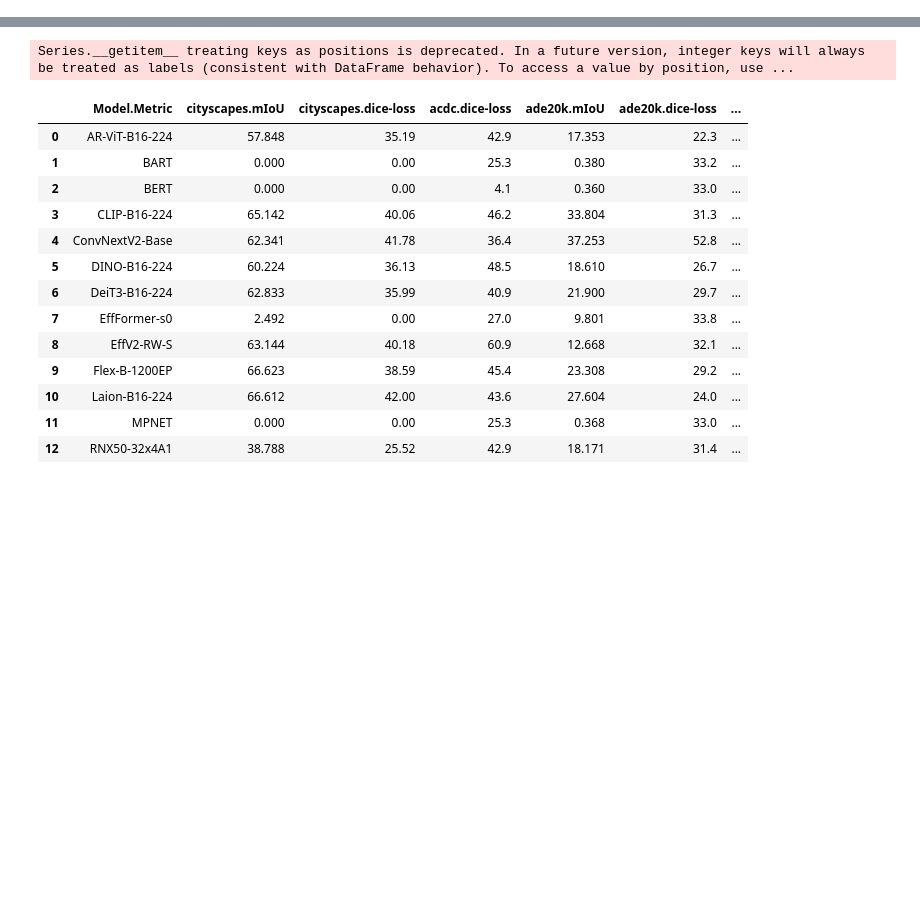
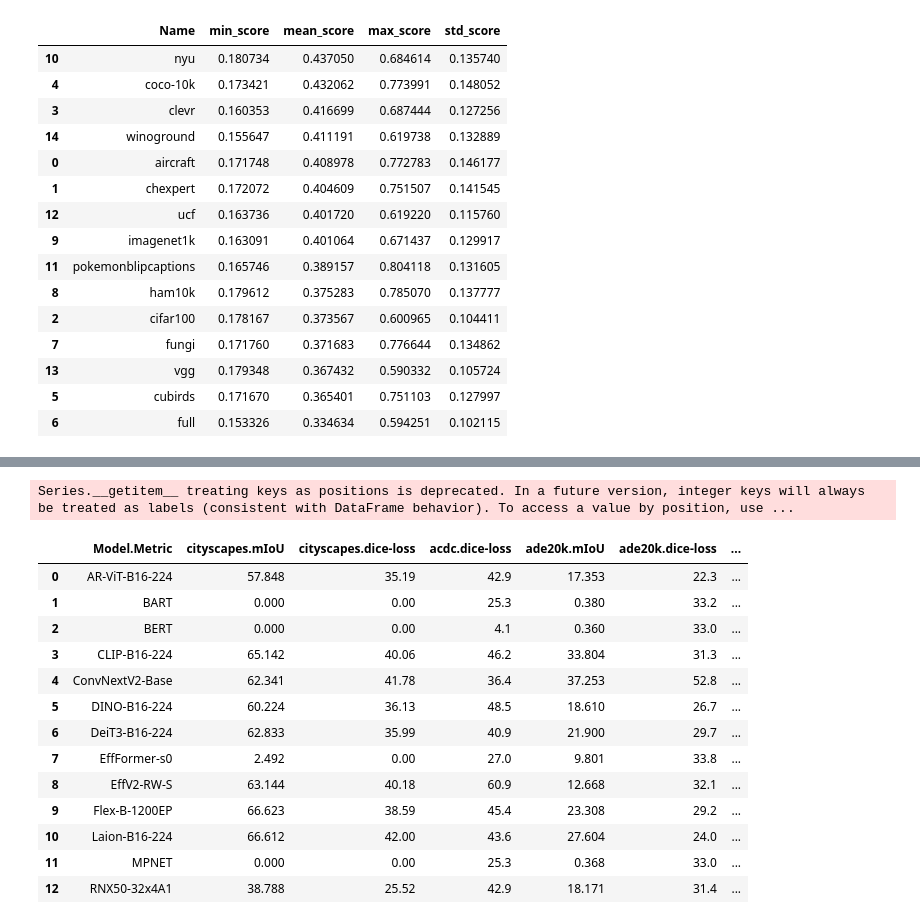
Before and after one commit to AntreasAntoniou/GATE, a Jupyter notebook: notebooks/analysis3.ipynb, the cells around one changed output, grey strips where cells are left out. Drawn from its saved outputs; the diff is of its cells as text; code cells hidden in the pictures; blank space fills up the shorter version.

```diff
--- a/notebooks/analysis3.ipynb
+++ b/notebooks/analysis3.ipynb
@@ -63,7 +87,7 @@ for idx, row in data.iterrows():
 # Create traces for data points 3 and above
 traces_3_plus = []
 for idx, row in data.iterrows():
-    if int(row['Name']) > 2:
+    if int(row['Name']) > 2 and int(row['Name']) <= 28:
         traces_3_plus.append(go.Box(
             y=[row['min_score'], row['mean_score'] - row['std_score'], row['mean_score'], row['mean_score'] + row['std_score'], row['max_score']],
             name=int(row['Name']),
@@ -87,7 +111,7 @@ fig.update_layout(
 
     yaxis_title='MSE',
     # xaxis_title='k (num datasets)',
-    width=900,  # Width of the figure in pixels
+    width=1200,  # Width of the figure in pixels
     # height=400,  # Height of the figure in pixels
     autosize=False,
     showlegend=False,
@@ -113,3 +137,27 @@ fig.update_layout(
 # Save the figure as a PDF
 fig.write_image("boxplots.pdf")
 fig.show()
+# %%
+import dis
+import pandas as pd
+import plotly.express as px
+
+# Load the data from the CSV file
+data = pd.read_csv('k=14-nn-evolve-1.csv')
+# transpose
+data = data.T
+# Set the first row as the column names and remove it
+data.columns = data.iloc[0]
+data = data[1:]
+# remove term gate-evolve-nn-k=14-loo- and .mean from Name
+data["Name"] = data.index.str.replace("gate-evolve-nn-k=14-loo-", "").str.replace("newyorkercaptioncontest", "nyc")
+# split name into two columns using . as separator
+data[['Name', 'Statistic']] = data["Name"].str.split(".", expand=True)
+# display_custom(data)
+# rename second column to Score
+data = data.rename(columns={data.columns[0]: "Value"})
+# sort by score
+data = data.sort_values(by="Value", ascending=False)
+# remove rows with nan values
+data = data.dropna()
+display_custom(data)
@@ -116,37 +220,54 @@ fig.show()
 # %%
-import pandas as pd
-import plotly.express as px
-
-# Load the data from the CSV file
-data = pd.read_csv('k=12-1.csv')
-
 # Calculate the difference from 'full' variant
-full_score = data[data['Name'] == 'full']['Score'].values[0]
-data['Score Difference'] = data['Score'] - full_score
+data = stats_df.copy()
+# sort by mean_score
+data = data.sort_values(by="mean_score", ascending=False)
+display_custom(data)
+full_score = data[data['Name'] == 'full']['mean_score'].values[0]
+data['Score Difference'] = data['mean_score'] - full_score
+# rename pokemonblipcaptions to pokemonblip
+data["Name"] = data["Name"].str.replace("pokemonblipcaptions", "pokemonblip")
 font_size = 18
 # Create a line chart with markers using Plotly
 fig = px.bar(data, x='Name', y='Score Difference', labels={'Name': 'Dataset Name', 'Score Difference':'Score Difference (lower is better)'})
 fig.update_layout(
     # height=300,
     width=500,
     showlegend=False,
     font=dict(size=font_size),  # Global font size
     yaxis=dict(
         title_font=dict(size=font_size),  # Y-axis title font size
         tickfont=dict(size=font_size),  # Y-axis tick font size
     ),
     xaxis=dict(
         title_font=dict(size=font_size),  # X-axis title font size (if any)
         tickfont=dict(size=font_size),  # X-axis tick font size
     ),
     # margin=dict(l=20, r=20, t=20, b=20),  # margins
 
 )
 
 # Save the figure as a PDF file
 fig.write_image("figure.pdf")
 # Show the figure
 fig.show()
+# %% [output]
+|  | Name | min_score | mean_score | max_score | std_score |
+| 10 | nyu | 0.180734 | 0.437050 | 0.684614 | 0.135740 |
+| 4 | coco-10k | 0.173421 | 0.432062 | 0.773991 | 0.148052 |
+| 3 | clevr | 0.160353 | 0.416699 | 0.687444 | 0.127256 |
+| 14 | winoground | 0.155647 | 0.411191 | 0.619738 | 0.132889 |
+| 0 | aircraft | 0.171748 | 0.408978 | 0.772783 | 0.146177 |
+| 1 | chexpert | 0.172072 | 0.404609 | 0.751507 | 0.141545 |
+| 12 | ucf | 0.163736 | 0.401720 | 0.619220 | 0.115760 |
+| 9 | imagenet1k | 0.163091 | 0.401064 | 0.671437 | 0.129917 |
+| 11 | pokemonblipcaptions | 0.165746 | 0.389157 | 0.804118 | 0.131605 |
+| 8 | ham10k | 0.179612 | 0.375283 | 0.785070 | 0.137777 |
+| 2 | cifar100 | 0.178167 | 0.373567 | 0.600965 | 0.104411 |
+| 7 | fungi | 0.171760 | 0.371683 | 0.776644 | 0.134862 |
+| 13 | vgg | 0.179348 | 0.367432 | 0.590332 | 0.105724 |
+| 5 | cubirds | 0.171670 | 0.365401 | 0.751103 | 0.127997 |
+| 6 | full | 0.153326 | 0.334634 | 0.594251 | 0.102115 |
 # %%
 sub_gate_columns = data["Name"]
 
```
Also changed, not shown: parts of 14 cells of this notebook, 2 other files.
